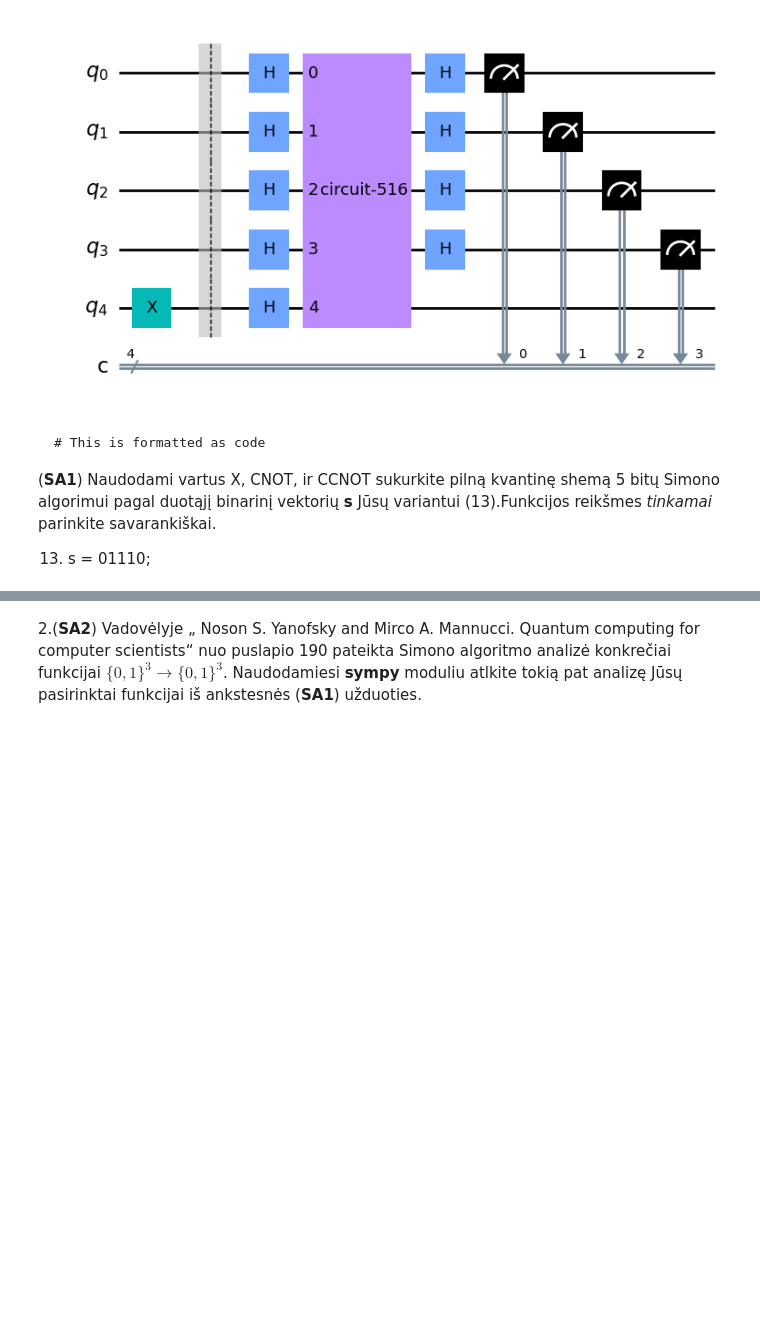
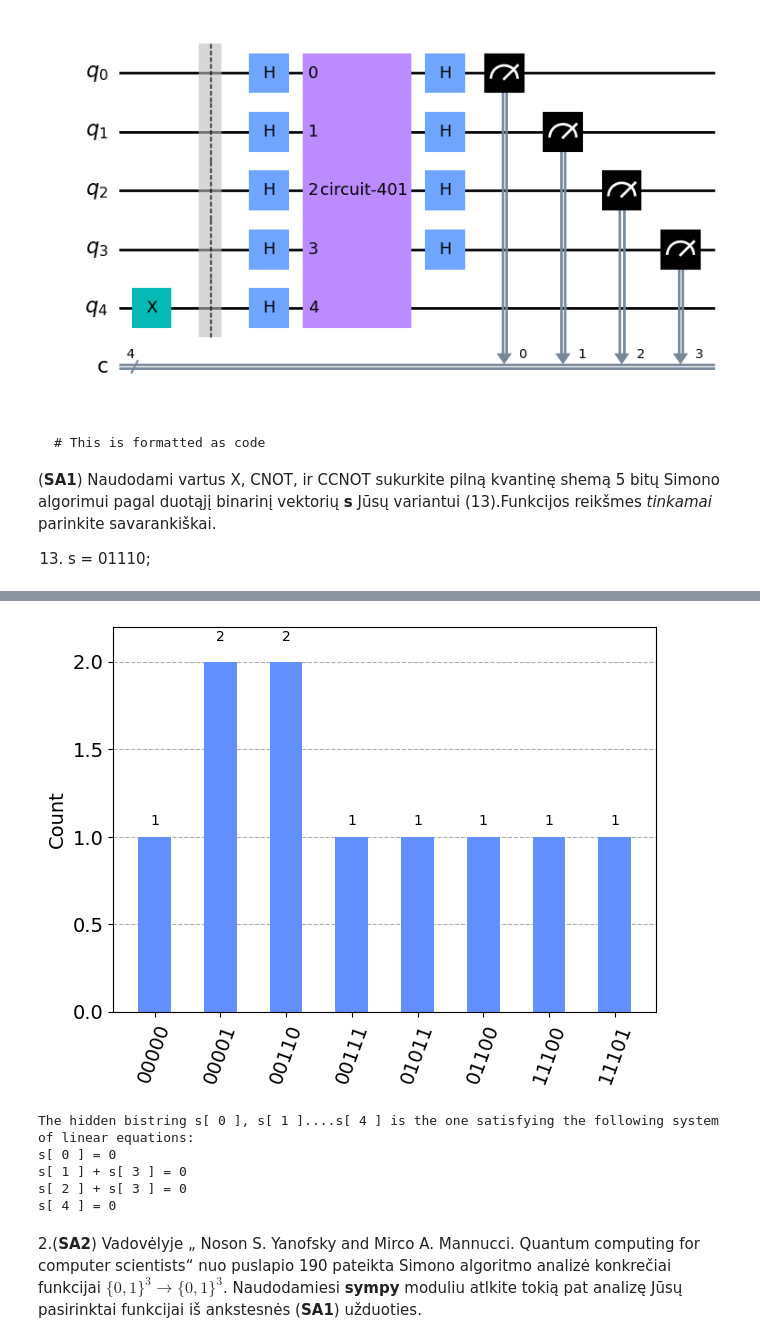
Before and after one commit to cezaris13/QuantumComputing, a Jupyter notebook: Quantum2lab.ipynb, the cells around one changed output, grey strips where cells are left out. Drawn from its saved outputs; the diff is of its cells as text; code cells hidden in the pictures; blank space fills up the shorter version.

```diff
--- a/Quantum2lab.ipynb
+++ b/Quantum2lab.ipynb
@@ -363,3 +403,59 @@ qc.draw(output='mpl')
+# %%
+# use local simulator
+backend = Aer.get_backend("qasm_simulator")
+# the number of shots is twice the length of the bitstring
+shots = 2*n
+job = execute(simonCircuit, backend=backend, shots=shots)
+answer = job.result().get_counts()
+
+plot_histogram(answer)
+# %% [output]
+[figure, added]
+# %%
+# Post-processing step
+# Constructing the system of linear equations Y s = 0
+# By k[::-1], we reverse the order of the bitstring
+lAnswer = [ (k[::-1],v) for k,v in answer.items() if k != "0"*n  ] #excluding the trivial all-zero
+#Sort the basis by their probabilities
+lAnswer.sort(key = lambda x: x[1], reverse=True)
+
+Y = []
+for k, v in lAnswer:
+    Y.append( [ int(c) for c in k ] )
+
+
+#import tools from sympy
+from sympy import Matrix, mod_inverse
+
+
+Y = Matrix(Y)
+
+#pprint(Y)
+
+#Perform Gaussian elimination on Y
+Y_transformed = Y.rref(iszerofunc=lambda x: x % 2==0) # linear algebra on GF(2)
+
+#to convert rational and negatives in rref of linear algebra on GF(2)
+def mod(x,modulus):
+    numer, denom = x.as_numer_denom()
+    return numer*mod_inverse(denom,modulus) % modulus
+
+Y_new = Y_transformed[0].applyfunc(lambda x: mod(x,2)) #must takecare of negatives and fractional values
+#pprint(Y_new)
+
+print("The hidden bistring s[ 0 ], s[ 1 ]....s[",n-1,"] is the one satisfying the following system of linear equations:")
+rows, cols = Y_new.shape
+for r in range(rows):
+    Yr = [ "s[ "+str(i)+" ]" for i, v in enumerate(list(Y_new[r,:])) if v == 1 ]
+    if len(Yr) > 0:
+        tStr = " + ".join(Yr)
+        print(tStr, "= 0")
+# %% [output]
+The hidden bistring s[ 0 ], s[ 1 ]....s[ 4 ] is the one satisfying the following system of linear equations:
+s[ 0 ] = 0
+s[ 1 ] + s[ 3 ] = 0
+s[ 2 ] + s[ 3 ] = 0
+s[ 4 ] = 0
 # %% [markdown]
 2.(**SA2**) Vadovėlyje „ Noson S. Yanofsky and Mirco A. Mannucci. Quantum computing for computer scientists“ nuo puslapio 190 pateikta Simono algoritmo  analizė konkrečiai funkcijai  $\{0,1\}^3 → \{0,1\}^3$. Naudodamiesi **sympy** moduliu atlkite tokią pat analizę Jūsų pasirinktai funkcijai iš ankstesnės (**SA1**) užduoties.
 # %%
```
Also changed, not shown: parts of 7 cells of this notebook, 1 other file.
